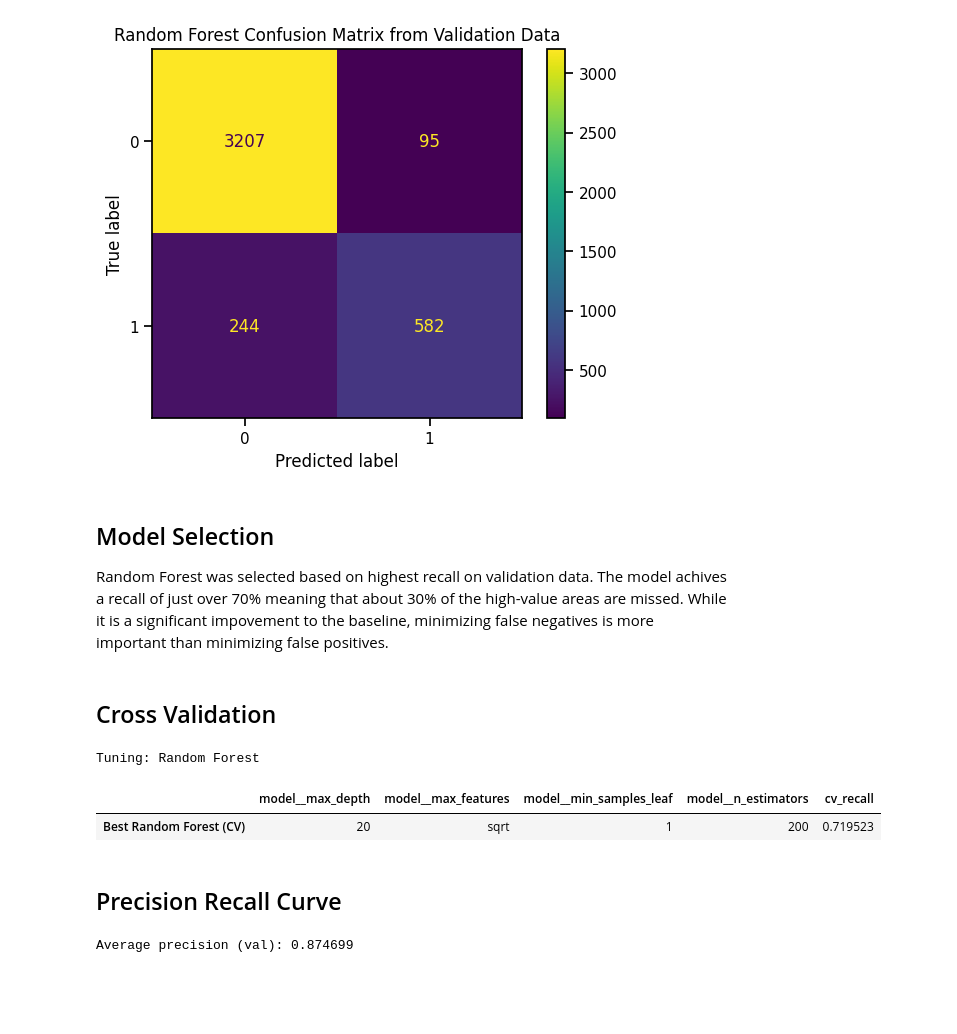
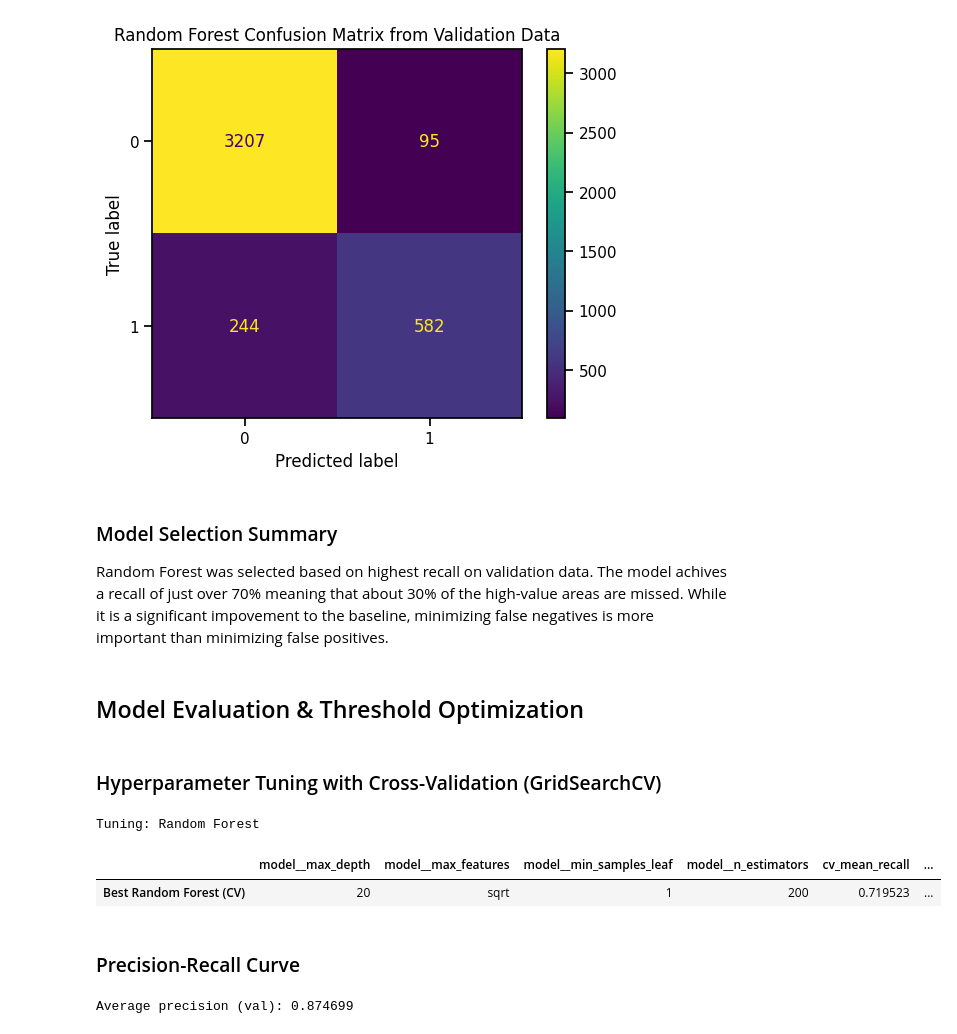
Before and after one commit to MalinMo/California-Housing, a Jupyter notebook: ML_Uppgft1_Malin_Moisander.ipynb, the cells around one changed output. Cells and saved outputs as stored; diff of their text form; code cells hidden in the pictures; blank space fills up the shorter version.

```diff
--- a/ML_Uppgft1_Malin_Moisander.ipynb
+++ b/ML_Uppgft1_Malin_Moisander.ipynb
@@ -369,46 +397,53 @@ Classification Report for Random Forest (val):
 | weighted avg | 0.915365 | 0.917878 | 0.914713 | 4128.000000 |
 [figure]
 # %% [markdown]
-## Model Selection
+### Model Selection Summary
 
 Random Forest was selected based on highest recall on validation data. The model achives a recall of just over 70% meaning that about 30% of the high-value areas are missed. While it is a significant impovement to the baseline, minimizing false negatives is more important than minimizing false positives.
 # %% [markdown]
-## Cross Validation
+## Model Evaluation & Threshold Optimization
+# %% [markdown]
+### Hyperparameter Tuning with Cross-Validation (GridSearchCV)
 # %%
 chosen_model_name = "Random Forest"
 print ("Tuning:", chosen_model_name)
 
 param_grid = {
     "model__n_estimators": [200, 500],
     "model__max_depth": [None, 20],
     "model__min_samples_leaf": [1, 5],
     "model__max_features": ["sqrt", "log2"]
 }
 
 grid = GridSearchCV(
     estimator=models[chosen_model_name],
     param_grid=param_grid,
     cv=5,
     scoring="recall",
     n_jobs=-1
 )
 
 grid.fit(X_train, y_train)
 
+cv_results = pd.DataFrame(grid.cv_results_)
+best_row = cv_results.loc[grid.best_index_]
+
 best_summary = pd.DataFrame(
-    {**grid.best_params_, "cv_recall": grid.best_score_},
+    {**grid.best_params_,
+    "cv_mean_recall": best_row["mean_test_score"],
+    "cv_std_recall": best_row["std_test_score"]},
     index=["Best Random Forest (CV)"]
 )
 
 display(best_summary.round(6))
 
 best_model = grid.best_estimator_
 # %% [output]
 Tuning: Random Forest
-|  | model__max_depth | model__max_features | model__min_samples_leaf | model__n_estimators | cv_recall |
-| Best Random Forest (CV) | 20 | sqrt | 1 | 200 | 0.719523 |
+|  | model__max_depth | model__max_features | model__min_samples_leaf | model__n_estimators | cv_mean_recall | ... |
+| Best Random Forest (CV) | 20 | sqrt | 1 | 200 | 0.719523 | ... |
 # %% [markdown]
-## Precision Recall Curve
+### Precision-Recall Curve
 # %%
 proba_val = best_model.predict_proba(X_val)[:, 1]
 
```
Also changed, not shown: parts of 11 cells of this notebook.
